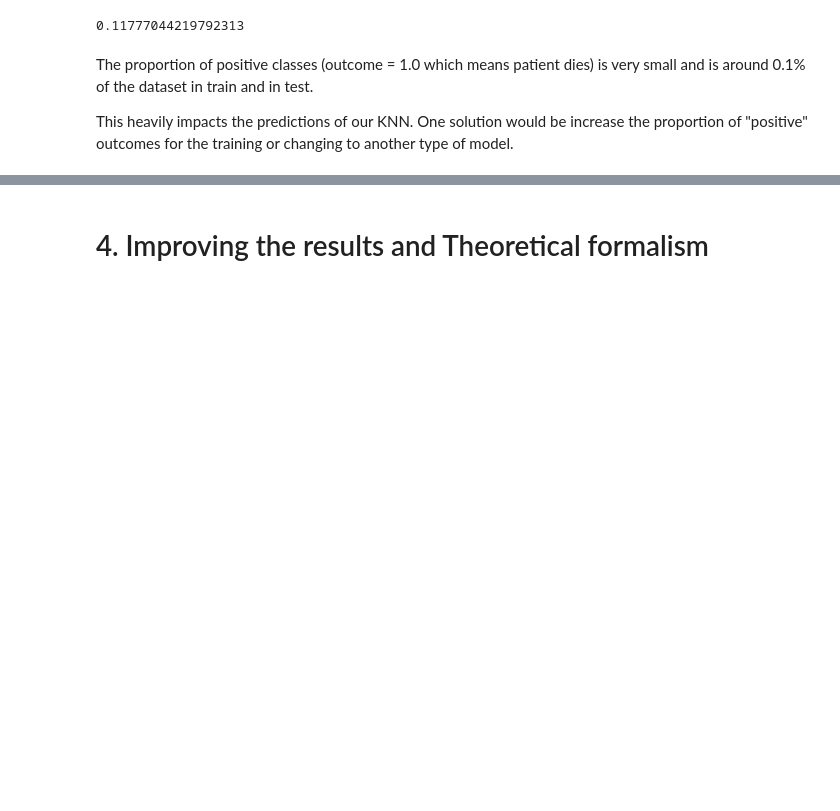
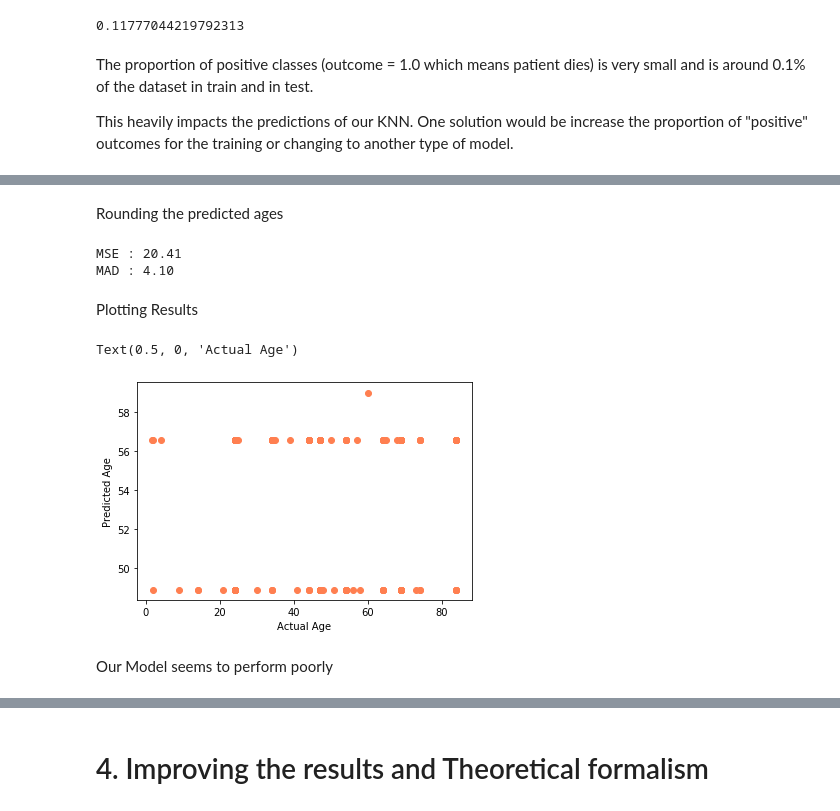
Before and after one commit to andbluedev/Covid-Dataset-Analysis-and-Predictions, a Jupyter notebook: Covid Analysis and Predictions.ipynb, the cells around one changed output, grey strips where cells are left out. Saved outputs shown, nothing was run; the diff lists cells and outputs as text; code cells hidden in the pictures; blank space fills up the shorter version.

```diff
--- a/Covid Analysis and Predictions.ipynb
+++ b/Covid Analysis and Predictions.ipynb
@@ -625,0 +643,6 @@ quality of the prediction using MSE error (Mean Squared Error
+# %%
+from sklearn import preprocessing
+
+std_scale = preprocessing.StandardScaler().fit(X)
+x_train_std = std_scale.transform(x_train)
+x_test_std = std_scale.transform(x_test)
@@ -625,0 +651,8 @@ quality of the prediction using MSE error (Mean Squared Error
+# %%
+from sklearn import neighbors, model_selection
+# hyperparameters to set
+param_grid = {"n_neighbors": [3,5]}
+
+knn = neighbors.KNeighborsRegressor(9)
+
+knn.fit(x_train_std, y_train)
@@ -625,0 +665,23 @@ quality of the prediction using MSE error (Mean Squared Error
+# %%
+y_pred = knn.predict(x_test_std)
+# %% [markdown]
+Rounding the predicted ages
+# %%
+y_pred = np.around(y_pred, decimals=0)
+# %%
+print("MSE : {:.2f}".format(np.sqrt(metrics.mean_squared_error(y_test, y_pred) )))
+print("MAD : {:.2f}".format(np.sqrt(metrics.mean_absolute_error(y_test, y_pred) )))
+# %% [output]
+MSE : 20.41
+MAD : 4.10
+# %% [markdown]
+Plotting Results
+# %%
+plt.scatter(y_test[::200],y_pred[::200], color='coral')
+plt.ylabel('Predicted Age')
+plt.xlabel('Actual Age')
+# %% [output]
+Text(0.5, 0, 'Actual Age')
+[figure, added]
+# %% [markdown]
+Our Model seems to perform poorly
```
Also changed, not shown: parts of 27 cells of this notebook.
